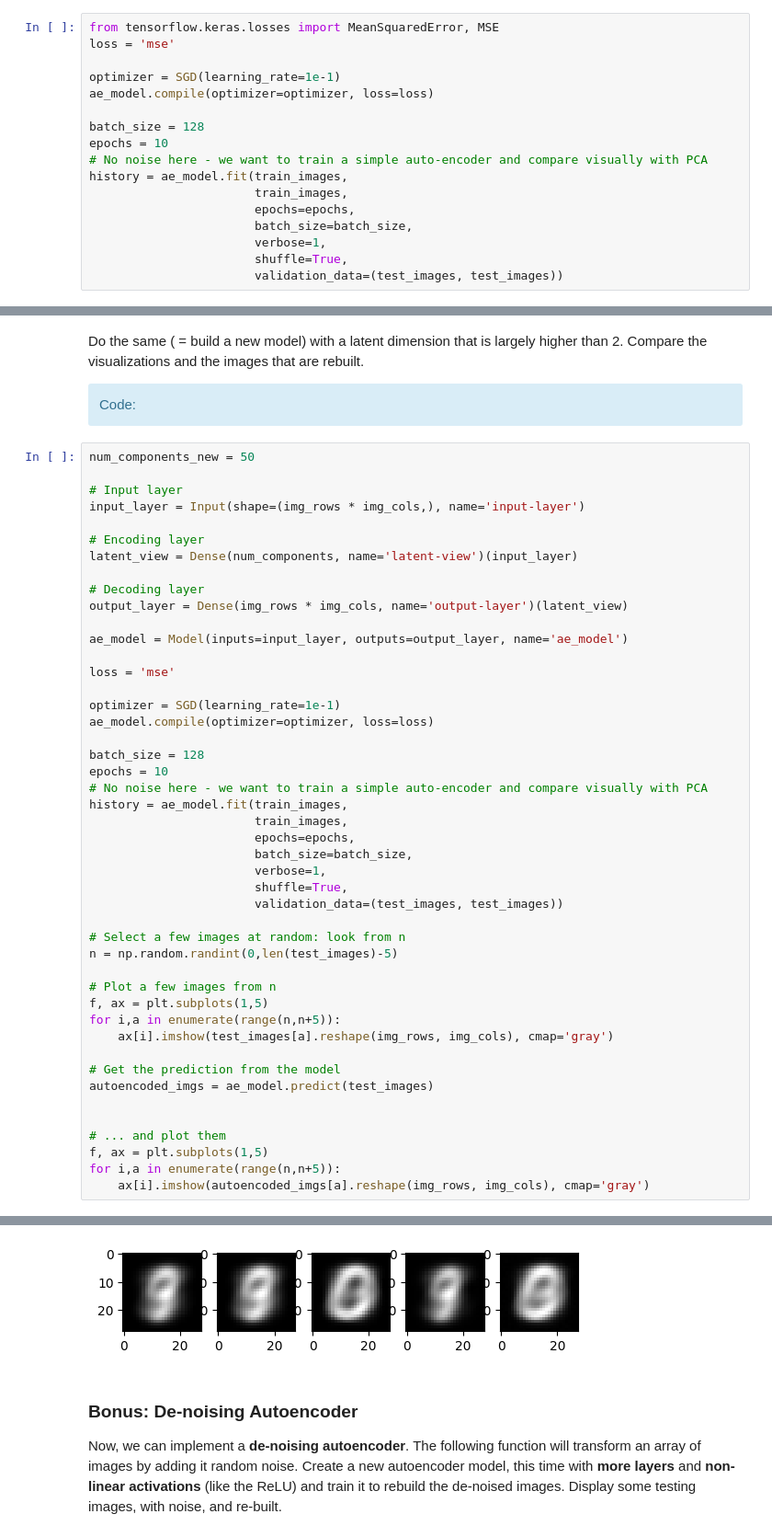
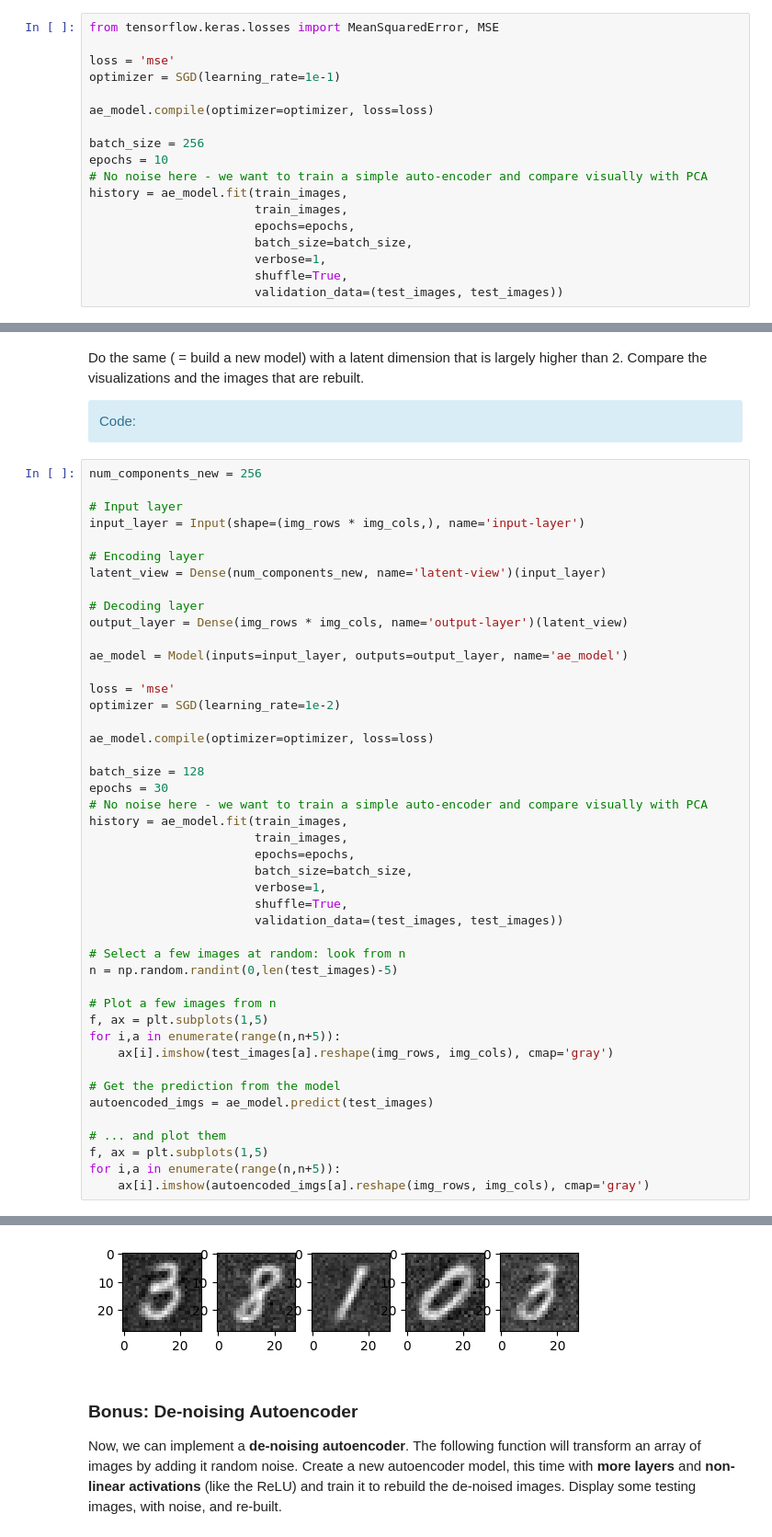
Before and after one commit to juanrios1307/SD-TSIA210_MachineLearning, a Jupyter notebook: HANNAS_Leonardo_RIOS_Juan_TP_NN.ipynb, the cells around one changed output, grey strips where cells are left out. Shown at 92% size. Saved outputs shown, nothing was run; the diff lists cells and outputs as text.

```diff
--- a/HANNAS_Leonardo_RIOS_Juan_TP_NN.ipynb
+++ b/HANNAS_Leonardo_RIOS_Juan_TP_NN.ipynb
@@ -416,12 +420,13 @@ What loss shoud we use ? Choose the usual one and import it directly from Keras.
             Code:</div>
 # %%
 from tensorflow.keras.losses import MeanSquaredError, MSE
+
 loss = 'mse'
+optimizer = SGD(learning_rate=1e-1)
 
-optimizer = SGD(learning_rate=1e-1)
 ae_model.compile(optimizer=optimizer, loss=loss)
 
-batch_size = 128
+batch_size = 256
 epochs = 10
 # No noise here - we want to train a simple auto-encoder and compare visually with PCA
 history = ae_model.fit(train_images,
@@ -508,13 +513,13 @@ Do the same ( = build a new model) with a latent dimension that is largely highe
 <div class='alert alert-block alert-info'>
             Code:</div>
 # %%
-num_components_new = 50
+num_components_new = 256
 
 # Input layer
 input_layer = Input(shape=(img_rows * img_cols,), name='input-layer')
 
 # Encoding layer
-latent_view = Dense(num_components, name='latent-view')(input_layer)
+latent_view = Dense(num_components_new, name='latent-view')(input_layer)
 
 # Decoding layer
 output_layer = Dense(img_rows * img_cols, name='output-layer')(latent_view)
@@ -522,12 +527,12 @@ output_layer = Dense(img_rows * img_cols, name='output-layer')(latent_view)
 ae_model = Model(inputs=input_layer, outputs=output_layer, name='ae_model')
 
 loss = 'mse'
+optimizer = SGD(learning_rate=1e-2)
 
-optimizer = SGD(learning_rate=1e-1)
 ae_model.compile(optimizer=optimizer, loss=loss)
 
 batch_size = 128
-epochs = 10
+epochs = 30
 # No noise here - we want to train a simple auto-encoder and compare visually with PCA
 history = ae_model.fit(train_images,
                        train_images,
@@ -548,7 +553,6 @@ for i,a in enumerate(range(n,n+5)):
 # Get the prediction from the model
 autoencoded_imgs = ae_model.predict(test_images)
 
-
 # ... and plot them
 f, ax = plt.subplots(1,5)
 for i,a in enumerate(range(n,n+5)):
@@ -575,4 +579,4 @@ Epoch 10/10
-[figure, old version]
+[figure, new version]
 # %% [markdown]
 ### Bonus: De-noising Autoencoder
 
```
Also changed, not shown: parts of 11 cells of this notebook.
